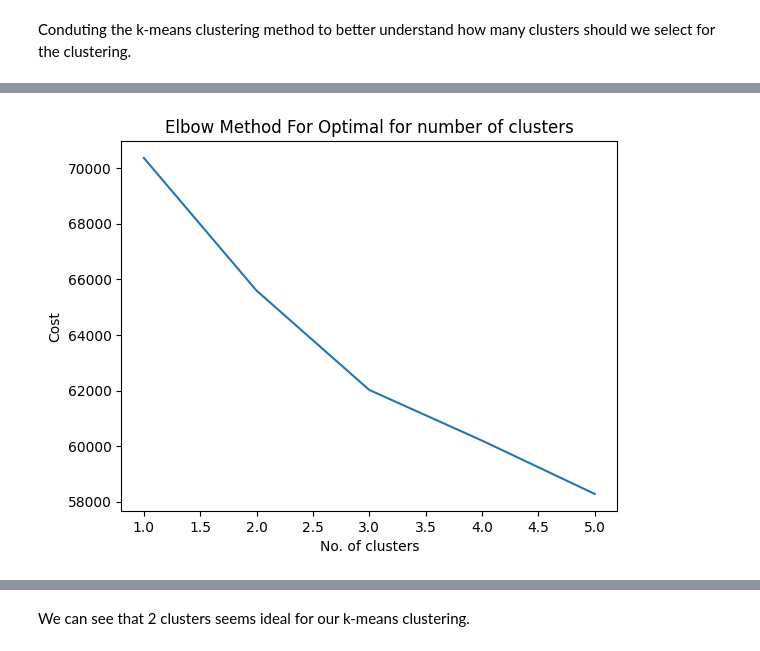
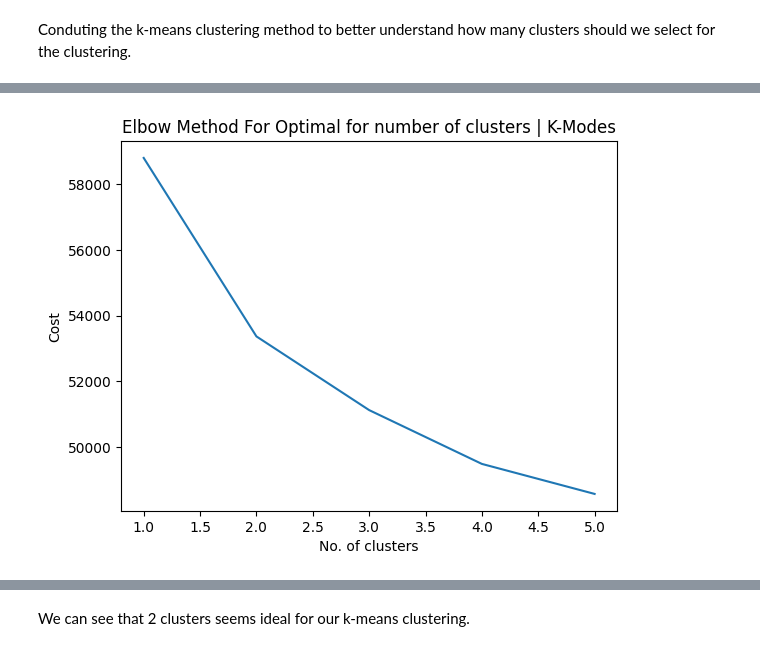
Before and after one commit to pullz6/Airline_Study, a Jupyter notebook: Airline_Reviews.ipynb, the cells around one changed output, grey strips where cells are left out. Drawn from its saved outputs; the diff is of its cells as text; code cells hidden in the pictures.

```diff
--- a/Airline_Reviews.ipynb
+++ b/Airline_Reviews.ipynb
@@ -432,6 +432,7 @@ x_knn_copy['Destination_Country'] = le.fit_transform(x_knn_copy['Destination_Cou
 s = le.transform(s)
 x_knn_copy['Transit']=le.fit_transform(x_knn_copy['Transit'])
 x_knn_copy['aircraft_manu']=le.fit_transform(x_knn_copy['aircraft_manu'])
+x_knn_copy['miles'] = x_knn_copy['miles'] /x_knn_copy['miles'].abs().max()
 x_knn_copy.head()
 # %% [output]
 |  | overall | traveller_type | cabin | Transit | aircraft_manu | Season | Start_Country | Destination_Country | ... |
@@ -445,15 +459,15 @@ Conduting the k-means clustering method to better understand how many clusters s
 # %%
 cost = []
 K = range(1,6)
 for num_clusters in list(K):
-    kmode = KModes(n_clusters=num_clusters, init = "Huang", n_init = 5, verbose=0)
+    kmode = KModes(n_clusters=num_clusters, init = "Cao", n_init = 5, verbose=0)
     kmode.fit_predict(x_knn_copy)
     cost.append(kmode.cost_)
 
 plt.plot(K, cost)
 plt.xlabel('No. of clusters')
 plt.ylabel('Cost')
-plt.title('Elbow Method For Optimal for number of clusters')
+plt.title('Elbow Method For Optimal for number of clusters | K-Modes')
 plt.show()
 # %% [output]
-[figure, old version]
+[figure, new version]
```
Also changed, not shown: parts of 36 cells of this notebook.
